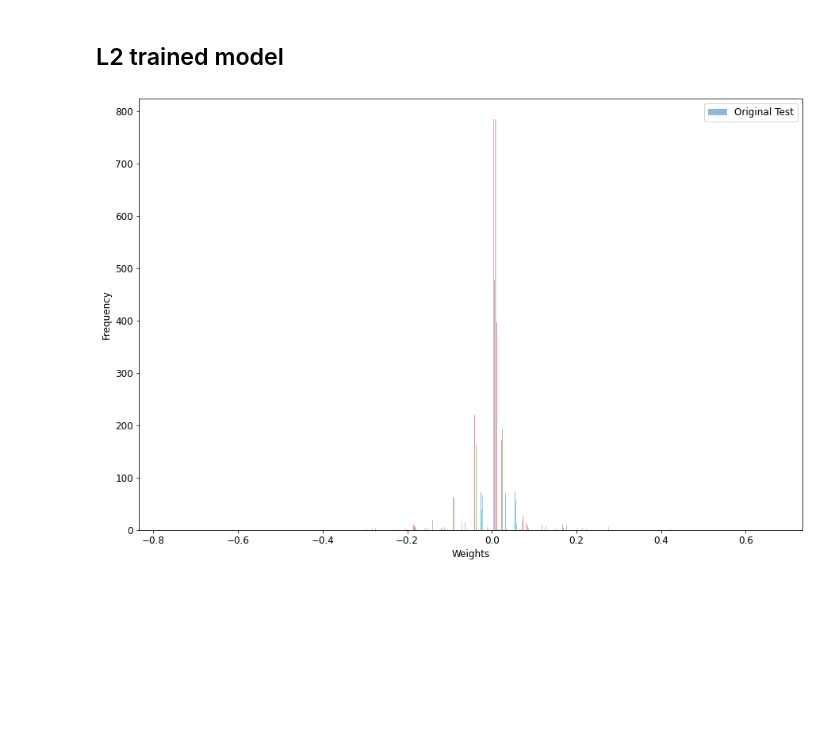
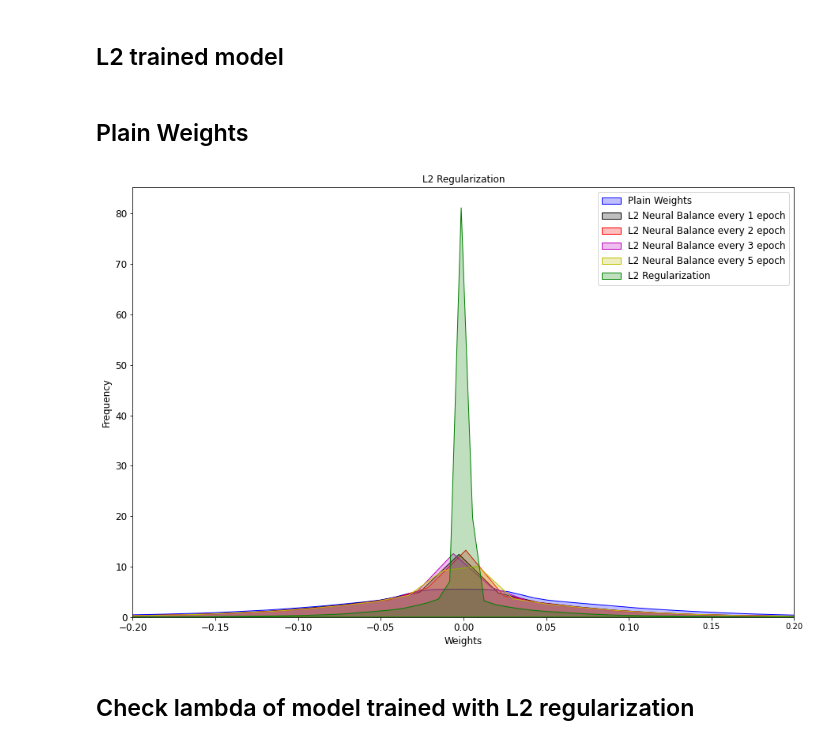
Before and after one commit to antonyalexos/Neural-Balance, a Jupyter notebook: plot.ipynb, the cells around one changed output. Saved outputs shown, nothing was run; the diff lists cells and outputs as text; code cells hidden in the pictures; blank space fills up the shorter version.

Commit message:
better plots and more modular code

```diff
--- a/plot.ipynb
+++ b/plot.ipynb
@@ -97,2 +166,7 @@ plt.show()
+# %%
+l2_balanced_every_1 = np.load("logs/14_03_2024_14_51_05/weights.npy")
+l2_balanced_every_2 = np.load("logs/14_03_2024_16_26_08/weights.npy")
+l2_balanced_every_3 = np.load("logs/14_03_2024_16_41_03/weights.npy")
+l2_balanced_every_5 = np.load("logs/14_03_2024_16_53_36/weights.npy")
 # %% [markdown]
 ## L2 trained model
@@ -108,0 +173,6 @@ flattened_list = [item for sublist in data for item in sublist]
+# %%
+l2_regularized = np.load("logs/14_03_2024_15_39_48/weights.npy")
+# %% [markdown]
+## Plain Weights
+# %%
+plain_weights = np.load("logs/14_03_2024_15_56_13/weights.npy")
@@ -109,15 +184,23 @@ flattened_list = [item for sublist in data for item in sublist]
 # %%
 plt.figure(figsize=(15,10))
-# plt.title('Loss Distribution')
-plt.hist(flattened_list, bins=30, alpha=0.5, label = 'Original Test')
+plt.title('L2 Regularization', fontsize='large')
+sns.kdeplot(plain_weights, color='b', fill=True, label = 'Plain Weights')
+sns.kdeplot(l2_balanced_every_1, color='k', fill=True, label = 'L2 Neural Balance every 1 epoch')
+sns.kdeplot(l2_balanced_every_2, color='r', fill=True, label = 'L2 Neural Balance every 2 epoch')
+sns.kdeplot(l2_balanced_every_3, color='m', fill=True, label = 'L2 Neural Balance every 3 epoch')
+sns.kdeplot(l2_balanced_every_5, color='y', fill=True, label = 'L2 Neural Balance every 5 epoch')
+sns.kdeplot(l2_regularized, color='g', fill=True, label = 'L2 Regularization')
 plt.legend(fontsize='large')
 plt.xlabel('Weights', fontsize='large')
 plt.ylabel('Frequency', fontsize='large')
 plt.xticks(fontsize='large')
 plt.yticks(fontsize='large')
 
-# plt.ylim(0, 10)
+plt.xlim(-.2, 0.2)
+# plt.ylim(0,10)
 
 plt.show()
 # %% [output]
-[figure, old version]
+[figure, new version]
+# %% [markdown]
+## Check lambda of model trained with L2 regularization
```
Also changed, not shown: parts of 25 cells of this notebook, 4 other files.
